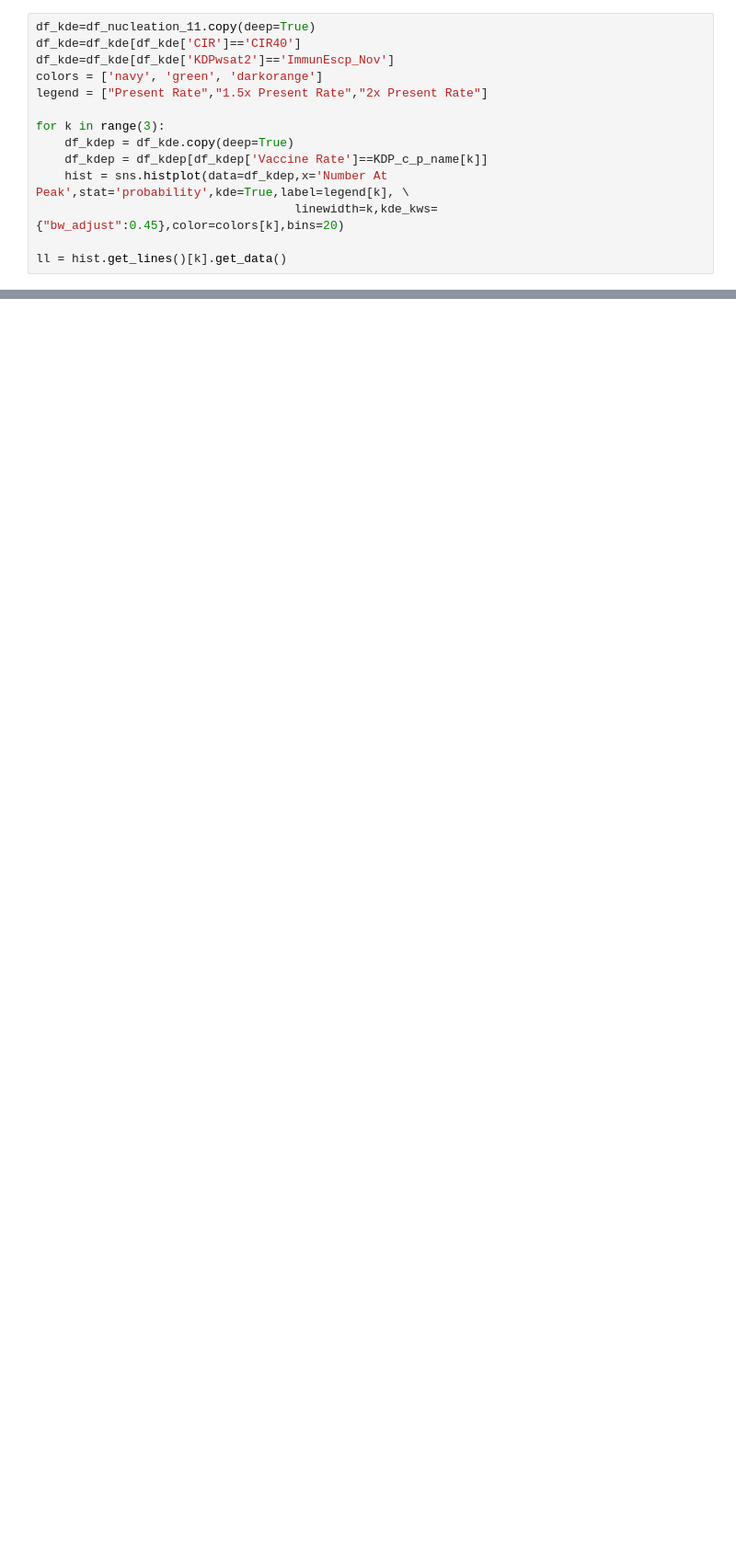
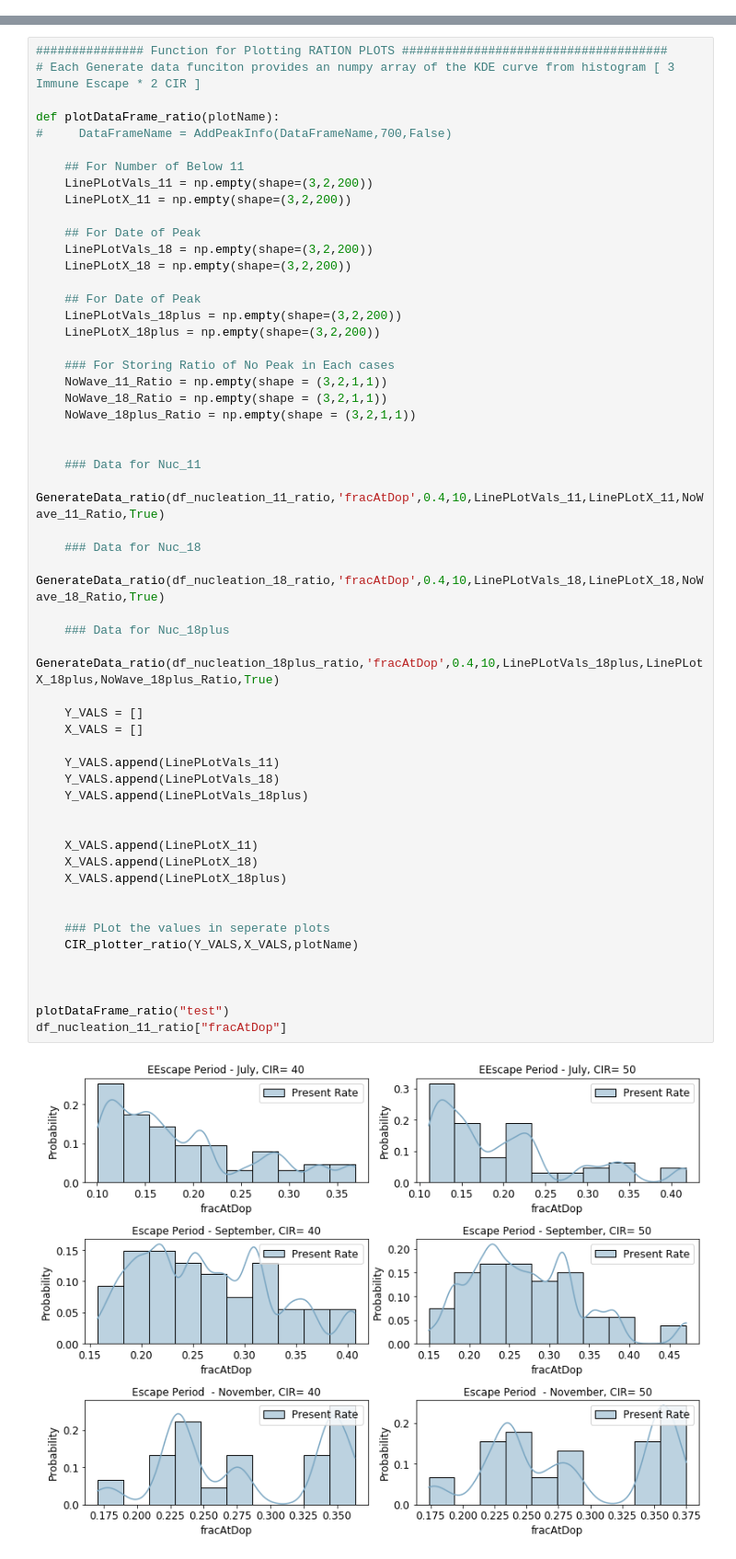
Before and after one commit to thivinanandh/covidPlotWave3, a Jupyter notebook: Thivin.ipynb, the cells around one changed output, grey strips where cells are left out. Shown at 92% size. Saved outputs shown, nothing was run; the diff lists cells and outputs as text; blank space fills up the shorter version.

```diff
--- a/Thivin.ipynb
+++ b/Thivin.ipynb
@@ -935,17 +919,3 @@ def SCATTER_plotter_Group(df_active,plotName):
     plt.savefig(name + ".png",dpi=300,bbox_inches='tight')
 
     plt.show()
-# %%
-df_kde=df_nucleation_11.copy(deep=True)
-df_kde=df_kde[df_kde['CIR']=='CIR40']
-df_kde=df_kde[df_kde['KDPwsat2']=='ImmunEscp_Nov']
-colors = ['navy', 'green', 'darkorange']
-legend = ["Present Rate","1.5x Present Rate","2x Present Rate"]
-
-for k in range(3):
-    df_kdep = df_kde.copy(deep=True)
-    df_kdep = df_kdep[df_kdep['Vaccine Rate']==KDP_c_p_name[k]]
-    hist = sns.histplot(data=df_kdep,x='Number At Peak',stat='probability',kde=True,label=legend[k], \
-                                    linewidth=k,kde_kws={"bw_adjust":0.45},color=colors[k],bins=20)
-
-ll = hist.get_lines()[k].get_data()
@@ -1105,0 +1293,56 @@ np.linspace(0,10,10)
+# %%
+############### Function for Plotting RATION PLOTS #####################################
+# Each Generate data funciton provides an numpy array of the KDE curve from histogram [ 3 Immune Escape * 2 CIR ]
+
+def plotDataFrame_ratio(plotName):
+#     DataFrameName = AddPeakInfo(DataFrameName,700,False)
+
+    ## For Number of Below 11
+    LinePLotVals_11 = np.empty(shape=(3,2,200))
+    LinePLotX_11 = np.empty(shape=(3,2,200))
+
+    ## For Date of Peak
+    LinePLotVals_18 = np.empty(shape=(3,2,200))
+    LinePLotX_18 = np.empty(shape=(3,2,200))
+
+    ## For Date of Peak
+    LinePLotVals_18plus = np.empty(shape=(3,2,200))
+    LinePLotX_18plus = np.empty(shape=(3,2,200))
+
+    ### For Storing Ratio of No Peak in Each cases
+    NoWave_11_Ratio = np.empty(shape = (3,2,1,1))
+    NoWave_18_Ratio = np.empty(shape = (3,2,1,1))
+    NoWave_18plus_Ratio = np.empty(shape = (3,2,1,1))
+
+
+    ### Data for Nuc_11
+    GenerateData_ratio(df_nucleation_11_ratio,'fracAtDop',0.4,10,LinePLotVals_11,LinePLotX_11,NoWave_11_Ratio,True)
+
+    ### Data for Nuc_18
+    GenerateData_ratio(df_nucleation_18_ratio,'fracAtDop',0.4,10,LinePLotVals_18,LinePLotX_18,NoWave_18_Ratio,True)
+
+    ### Data for Nuc_18plus
+    GenerateData_ratio(df_nucleation_18plus_ratio,'fracAtDop',0.4,10,LinePLotVals_18plus,LinePLotX_18plus,NoWave_18plus_Ratio,True)
+
+    Y_VALS = []
+    X_VALS = []
+
+    Y_VALS.append(LinePLotVals_11)
+    Y_VALS.append(LinePLotVals_18)
+    Y_VALS.append(LinePLotVals_18plus)
+
+
+    X_VALS.append(LinePLotX_11)
+    X_VALS.append(LinePLotX_18)
+    X_VALS.append(LinePLotX_18plus)
+
+
+    ### PLot the values in seperate plots
+    CIR_plotter_ratio(Y_VALS,X_VALS,plotName)
+
+
+
+plotDataFrame_ratio("test")
+df_nucleation_11_ratio["fracAtDop"]
+# %% [output]
+[figure, added]
```
Also changed, not shown: parts of 15 cells of this notebook, 5 other files.
